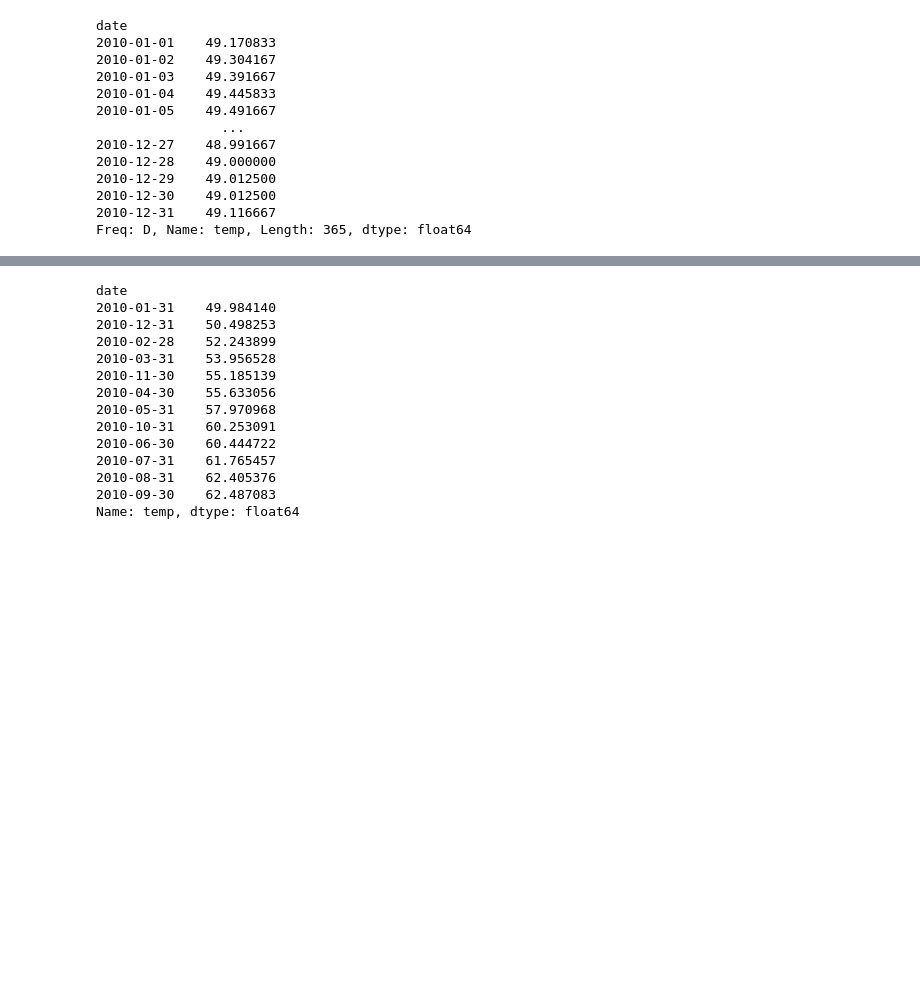
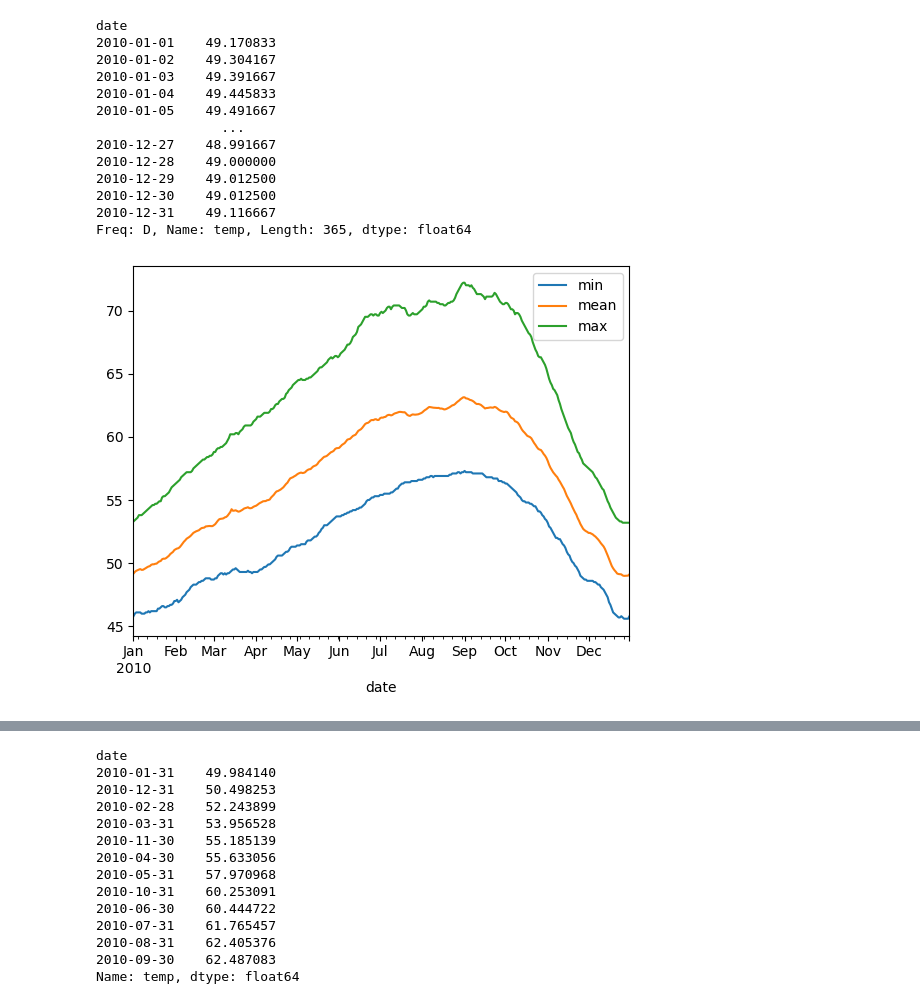
Before and after one commit to corey-hermesch/time-series-exercises, a Jupyter notebook: date-time-exercises.ipynb, the cells around one changed output, grey strips where cells are left out. Drawn from its saved outputs; the diff is of its cells as text; code cells hidden in the pictures; blank space fills up the shorter version.

```diff
--- a/date-time-exercises.ipynb
+++ b/date-time-exercises.ipynb
@@ -190,5 +190,9 @@ date
 2010-12-30    49.012500
 2010-12-31    49.116667
 Freq: D, Name: temp, Length: 365, dtype: float64
+# %%
+df.resample('D').agg(['min', 'mean', 'max']).temp.plot();
+# %% [output]
+[figure, added]
 # %%
 df.resample('D').temp.mean().plot(label='daily average')
```
Also changed, not shown: parts of 3 cells of this notebook, 3 other files.
